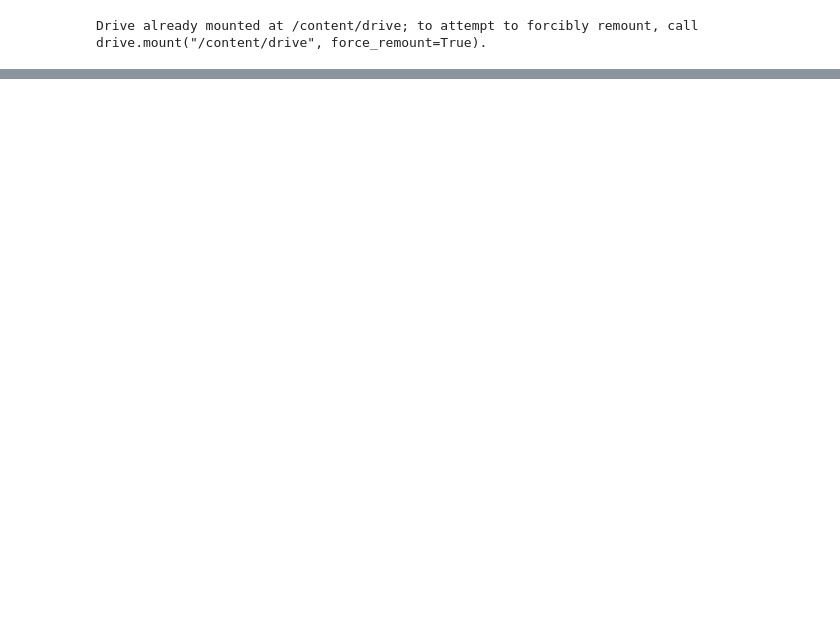
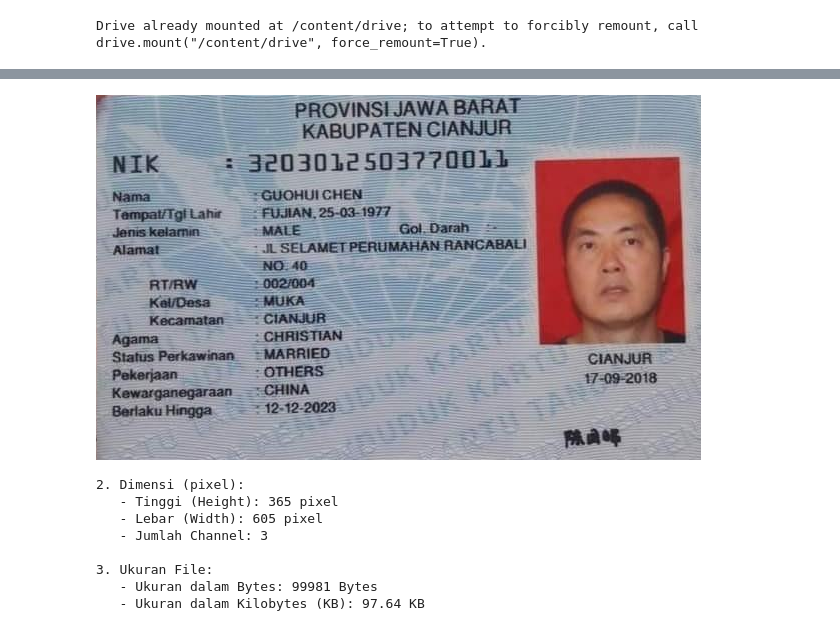
Before and after one commit to risyadksm/PCVK_GANJIL_2025, a Jupyter notebook: D3_TASK_1-5.ipynb, the cells around one changed output, grey strips where cells are left out. Saved outputs shown, nothing was run; the diff lists cells and outputs as text; code cells hidden in the pictures; blank space fills up the shorter version.

```diff
--- a/D3_TASK_1-5.ipynb
+++ b/D3_TASK_1-5.ipynb
@@ -45,0 +76,19 @@ plt.show()
+# %%
+img = cv2.imread('KTP1.jpg')
+
+if img is None:
+    print("Error: Gambar 'KTP1.jpg' tidak ditemukan.")
+else:
+    x1, y1 = 95, 50
+    x2, y2 = 700, 415
+
+    cropped_image = img[y1:y2, x1:x2]
+    cv2.imwrite('KTP1_cropped.jpg', cropped_image)
+
+    print("Menampilkan gambar asli:")
+    cv2_imshow(img)
+
+    print("\nMenampilkan hasil crop:")
+    cv2_imshow(cropped_image)
+
+    print("\nGambar berhasil di-crop dan disimpan sebagai 'KTP1_cropped.jpg'")
@@ -45,0 +101,26 @@ plt.show()
+# %%
+import os
+cv2_imshow(cropped_image)
+
+height, width, channels = cropped_image.shape
+print(f"\n2. Dimensi (pixel):")
+print(f"   - Tinggi (Height): {height} pixel")
+print(f"   - Lebar (Width): {width} pixel")
+print(f"   - Jumlah Channel: {channels}")
+
+file_size_bytes = os.path.getsize('KTP1_cropped.jpg')
+file_size_kb = file_size_bytes / 1024
+
+print(f"\n3. Ukuran File:")
+print(f"   - Ukuran dalam Bytes: {file_size_bytes} Bytes")
+print(f"   - Ukuran dalam Kilobytes (KB): {file_size_kb:.2f} KB")
+# %% [output]
+[figure, added]
+2. Dimensi (pixel):
+   - Tinggi (Height): 365 pixel
+   - Lebar (Width): 605 pixel
+   - Jumlah Channel: 3
+
+3. Ukuran File:
+   - Ukuran dalam Bytes: 99981 Bytes
+   - Ukuran dalam Kilobytes (KB): 97.64 KB
```
Also changed, not shown: parts of 7 cells of this notebook.
